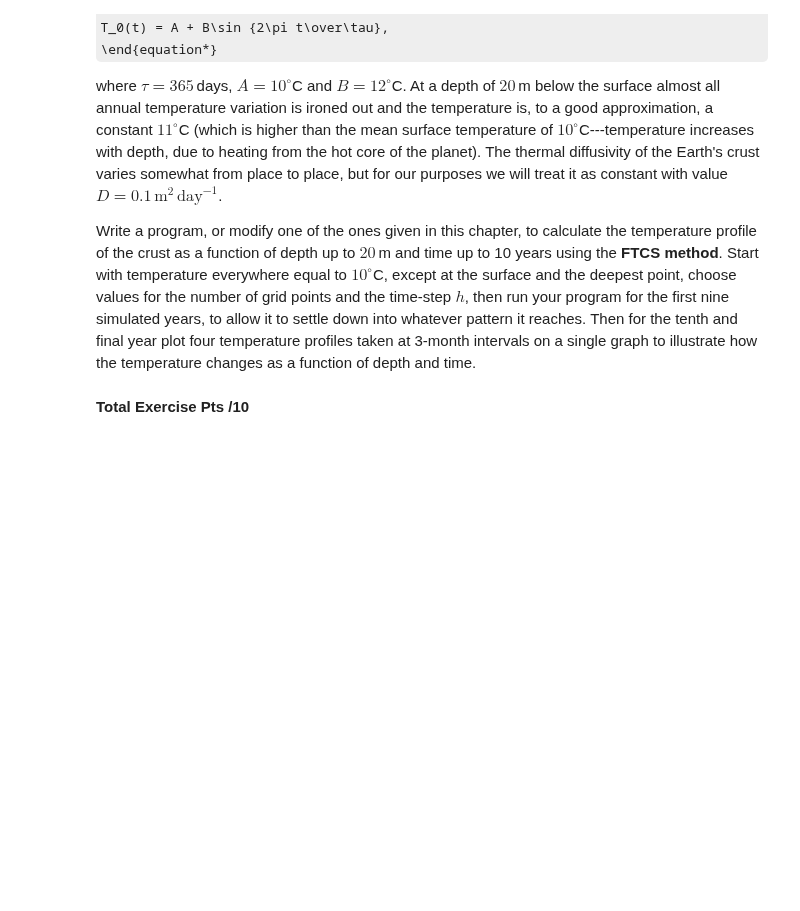
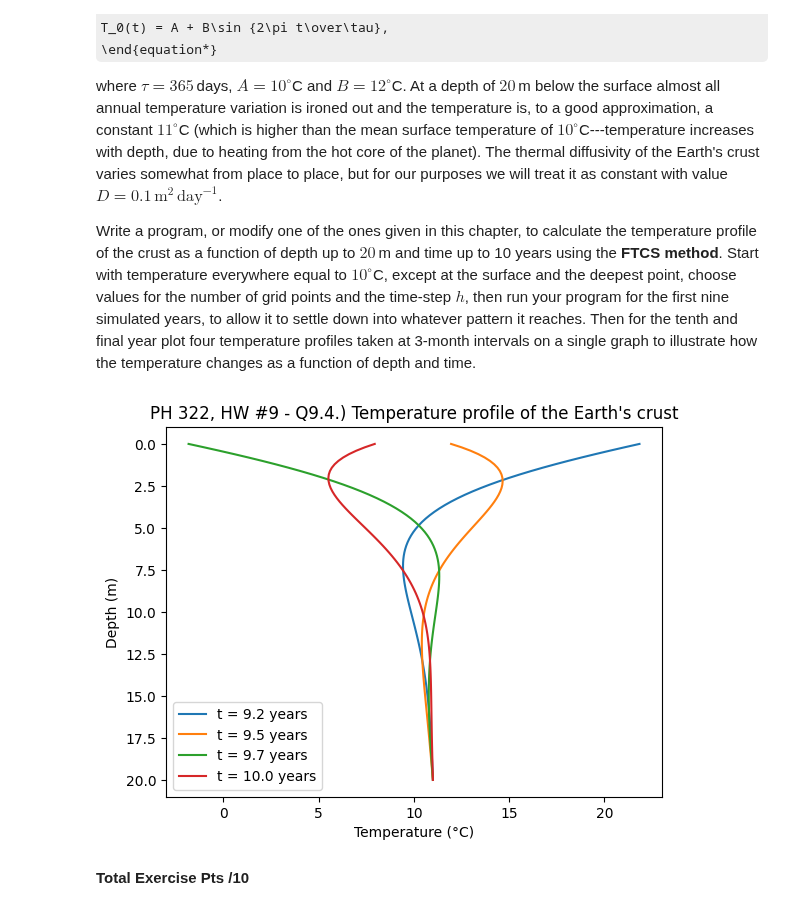
Before and after one commit to DebuggerDan/ph322-computational-physics-sp23, a Jupyter notebook: hw9_dan_jang_ph322_2023.ipynb, the cells around one changed output. Saved outputs shown, nothing was run; the diff lists cells and outputs as text; code cells hidden in the pictures; some formulas as TeX source; blank space fills up the shorter version.

```diff
--- a/hw9_dan_jang_ph322_2023.ipynb
+++ b/hw9_dan_jang_ph322_2023.ipynb
@@ -689,3 +608,54 @@ for the first nine simulated years, to allow it to settle down into whatever pat
+# %%
+### PH322 - HW #9 - Q9.4. - Dan Jang
+## Credits to ChatGPT for numpy & matplotlib implementation
+
+import numpy as np
+import matplotlib.pyplot as plt
+
+# Parameters
+tau = 365  # days
+A = 10  # °C
+B = 12  # °C
+D = 0.1  # m^2/day
+L = 20  # m
+T_bottom = 11  # °C
+total_years = 10
+total_days = total_years * tau
+
+# Grid points and time step
+N = 100
+h = 0.01
+
+
+# Function for surface temperature
+def T0(t):
+    return A + B * np.sin(2 * np.pi * t / tau)
+
+
+# Initialize temperature profile
+T = np.full(N, 10, dtype=np.float64)
+T[-1] = T_bottom
+
+# FTCS method
+for day in range(int(total_days / h)):
+    t = day * h
+    T[0] = T0(t)
+    T[1:-1] += h * D * (T[2:] - 2 * T[1:-1] + T[:-2]) / (L / N)**2
+
+    # Save temperature profiles at 3-month intervals for the tenth year
+    if total_years - 1 <= t / tau < total_years:
+        if t % (tau // 4) == 0:
+            plt.plot(T, np.linspace(0, L, N), label=f"t = {t / tau:.1f} years")
+
+# Plotting
+plt.xlabel("Temperature (°C)")
+plt.ylabel("Depth (m)")
+plt.title("PH 322, HW #9 - Q9.4.) Temperature profile of the Earth's crust")
+plt.legend()
+plt.gca().invert_yaxis()
+plt.show()
+# %% [output]
+[figure, added]
 # %% [markdown]
 **Total Exercise Pts /10**
 # %% [markdown]
```
Also changed, not shown: parts of 4 cells of this notebook.
